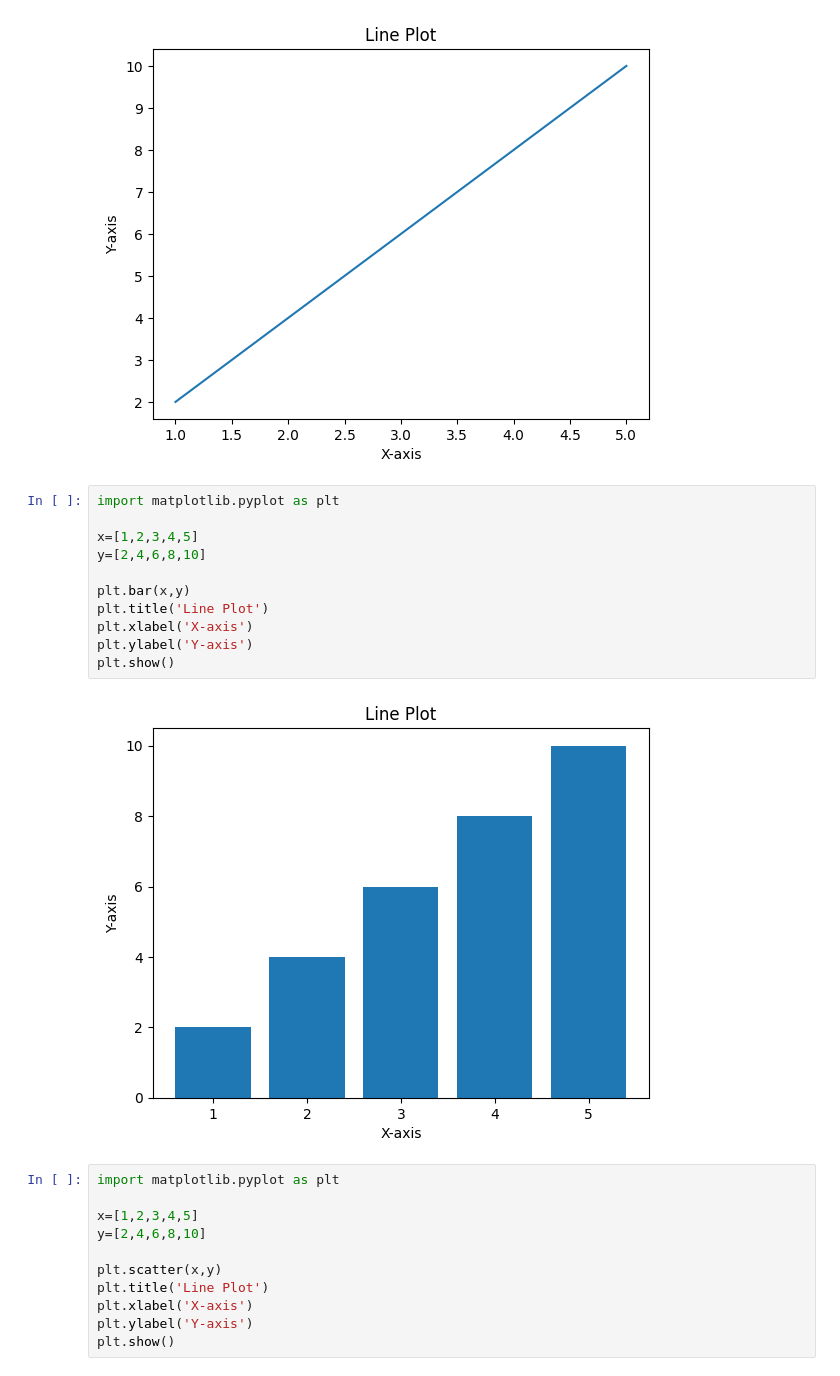
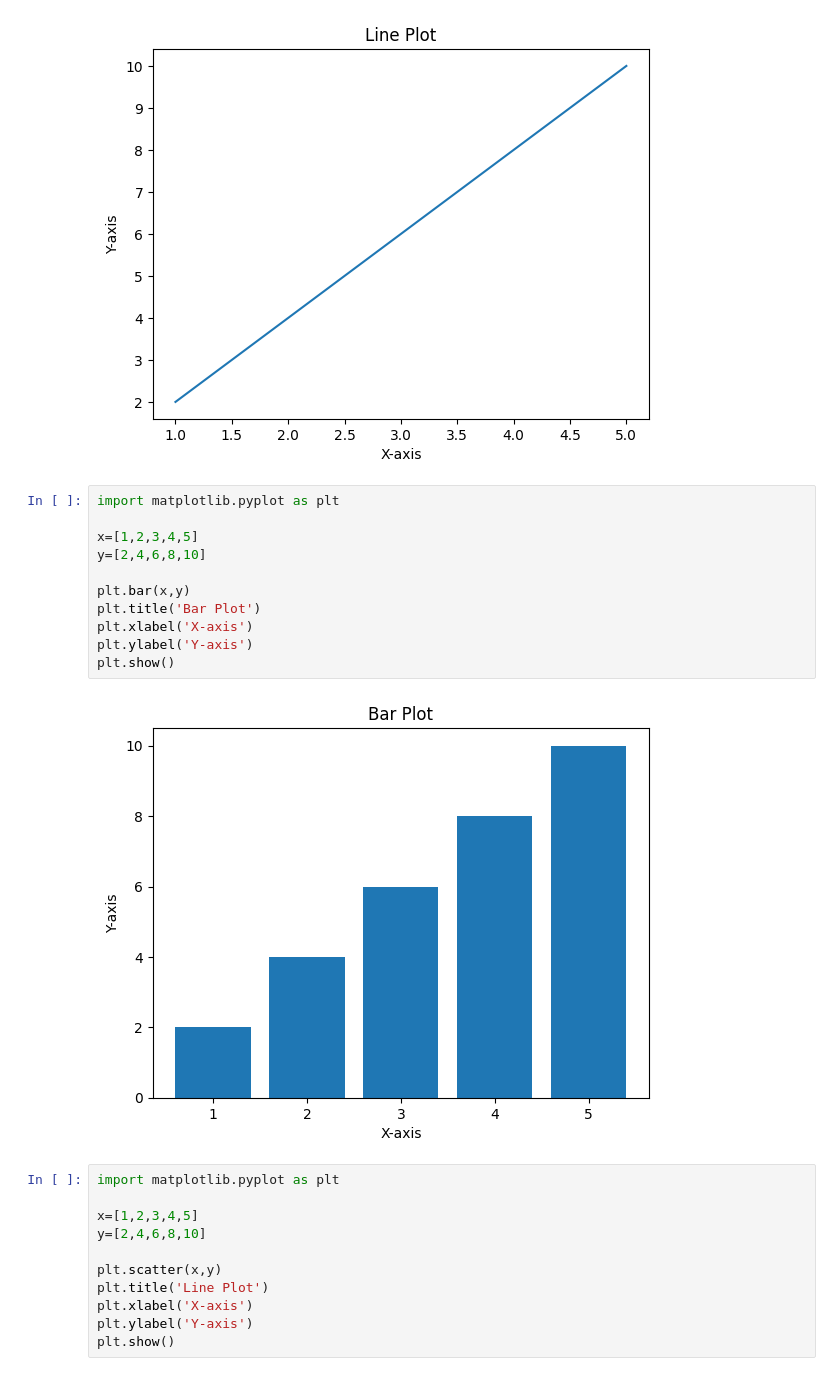
Before and after one commit to azharbangash/Machine-learning, a Jupyter notebook: pythonbasic.ipynb, the cells around one changed output. Cells and saved outputs as stored; diff of their text form.

```diff
--- a/pythonbasic.ipynb
+++ b/pythonbasic.ipynb
@@ -71,16 +71,16 @@ plt.show()
 # %%
 import matplotlib.pyplot as plt
 
 x=[1,2,3,4,5]
 y=[2,4,6,8,10]
 
 plt.bar(x,y)
-plt.title('Line Plot')
+plt.title('Bar Plot')
 plt.xlabel('X-axis')
 plt.ylabel('Y-axis')
 plt.show()
 # %% [output]
-[figure, old version]
+[figure, new version]
 # %%
 import matplotlib.pyplot as plt
 
```
Also changed, not shown: parts of 1 cell of this notebook.
